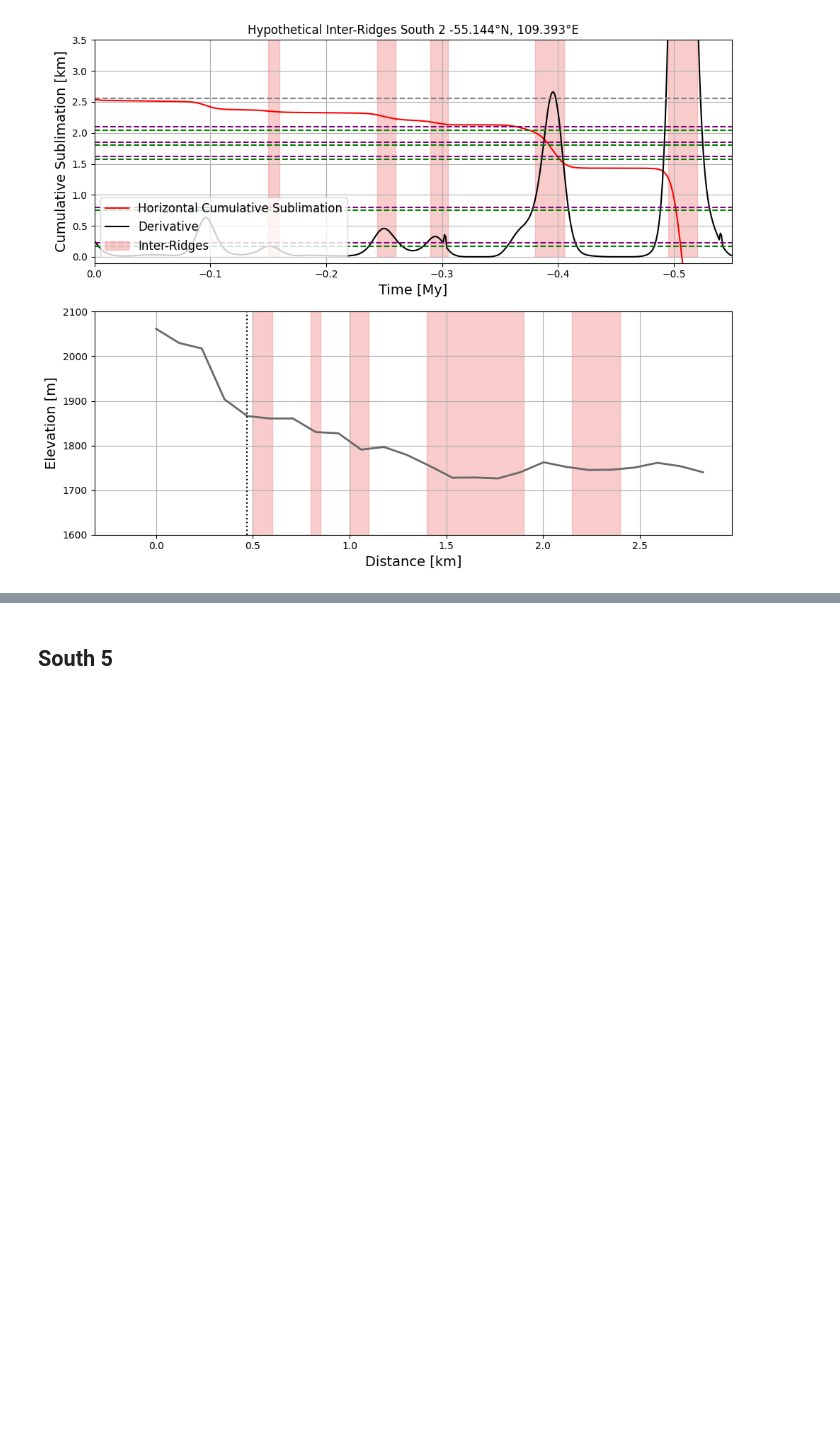
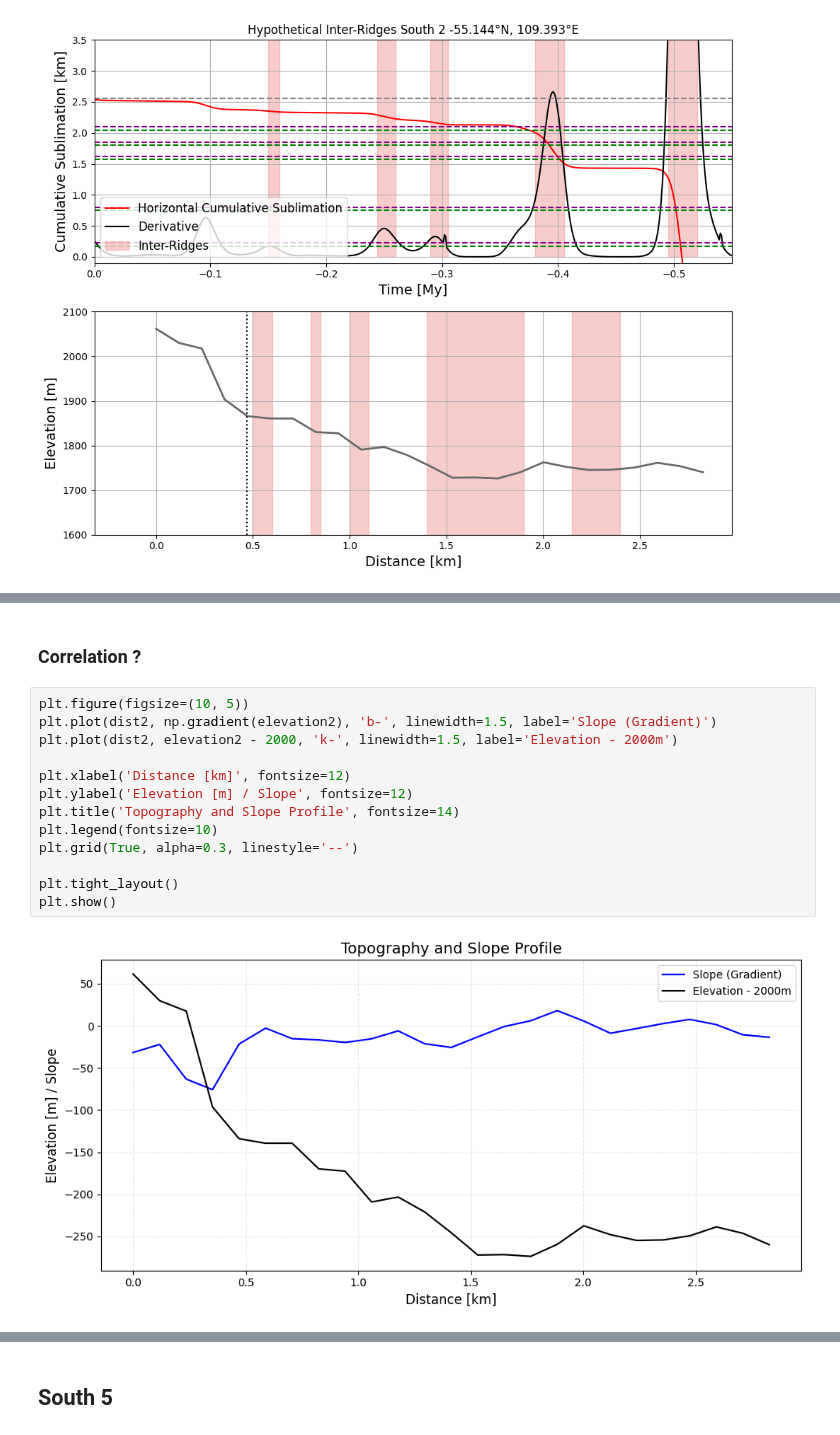
Before and after one commit to lsperezm/Martian_Icy_Scarps, a Jupyter notebook: Code/New_Scarps.ipynb, the cells around one changed output, grey strips where cells are left out. Cells and saved outputs as stored; diff of their text form; blank space fills up the shorter version.

```diff
--- a/Code/New_Scarps.ipynb
+++ b/Code/New_Scarps.ipynb
@@ -225,0 +189,17 @@ distan2
+# %% [markdown]
+### Correlation ?
+# %%
+plt.figure(figsize=(10, 5))
+plt.plot(dist2, np.gradient(elevation2), 'b-', linewidth=1.5, label='Slope (Gradient)')
+plt.plot(dist2, elevation2 - 2000, 'k-', linewidth=1.5, label='Elevation - 2000m')
+
+plt.xlabel('Distance [km]', fontsize=12)
+plt.ylabel('Elevation [m] / Slope', fontsize=12)
+plt.title('Topography and Slope Profile', fontsize=14)
+plt.legend(fontsize=10)
+plt.grid(True, alpha=0.3, linestyle='--')
+
+plt.tight_layout()
+plt.show()
+# %% [output]
+[figure, added]
```
Also changed, not shown: parts of 12 cells of this notebook, 1 other file.
